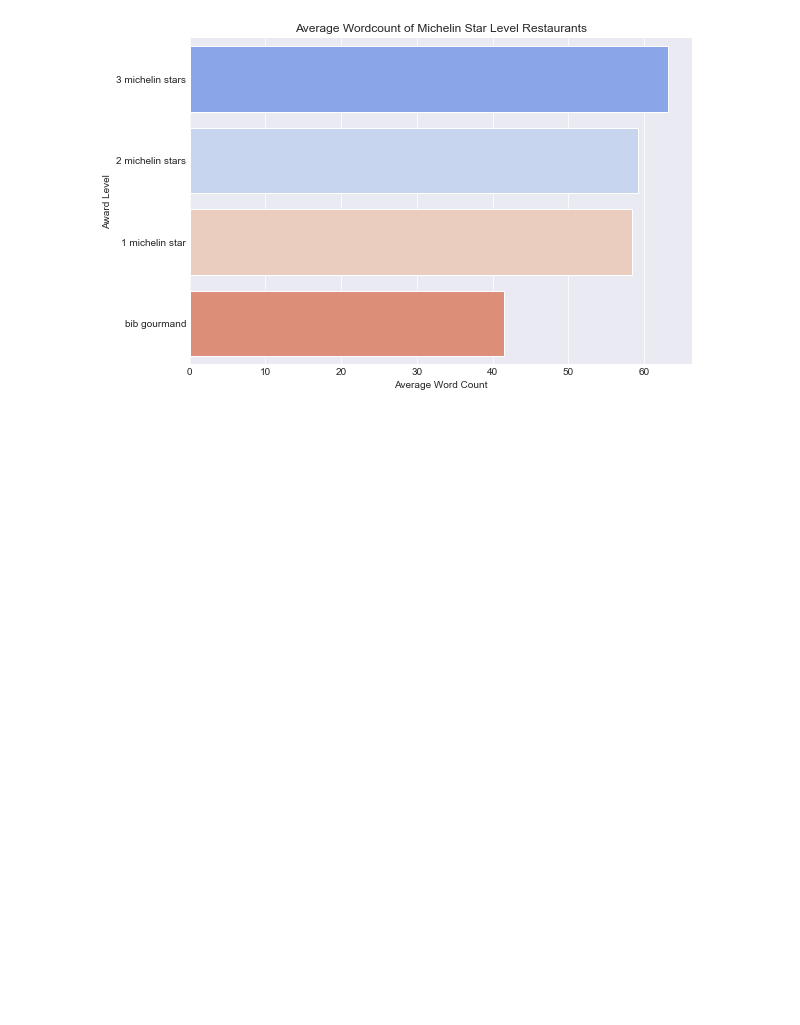
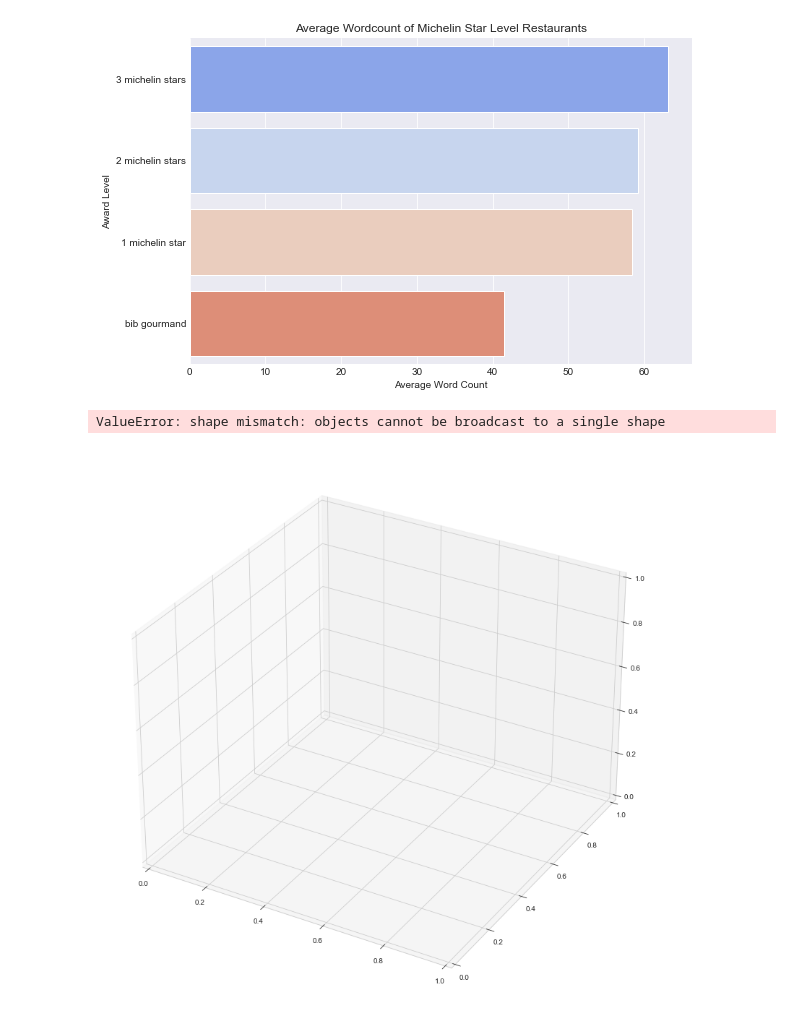
Before and after one commit to CodeupGourmands/Michelin_NLP_Capstone, a Jupyter notebook: drafts.ipynb, the cells around one changed output. Saved outputs shown, nothing was run; the diff lists cells and outputs as text; code cells hidden in the pictures; blank space fills up the shorter version.

```diff
--- a/drafts.ipynb
+++ b/drafts.ipynb
@@ -126,0 +138,18 @@ e.get_wordcount_bar(train)
+# %%
+X_train_cluster = train[['award', 'sentiment','country']]
+# %%
+# 3D Clusters
+fig = plt.figure(figsize = (14,14))
+ax = fig.add_subplot(111, projection = '3d')
+x = train.groupby(['award'])
+y = train.groupby(['sentiment']).mean()
+z = train.groupby(['country'])
+ax.scatter(x,y,z, c=X_train_cluster, s = 40, cmap = 'jet')
+# ax.legend()
+ax.set_xlabel('word_count', fontsize = 15)
+ax.set_ylabel('vader',fontsize = 15)
+ax.set_zlabel('question_mark_count',fontsize = 15)
+plt.title('NPR Clusters by Sentiment, Word Count, and Question Marks')
+# %% [output]
+ValueError: shape mismatch: objects cannot be broadcast to a single shape
+[figure, added]
```
Also changed, not shown: parts of 7 cells of this notebook, 1 other file.
